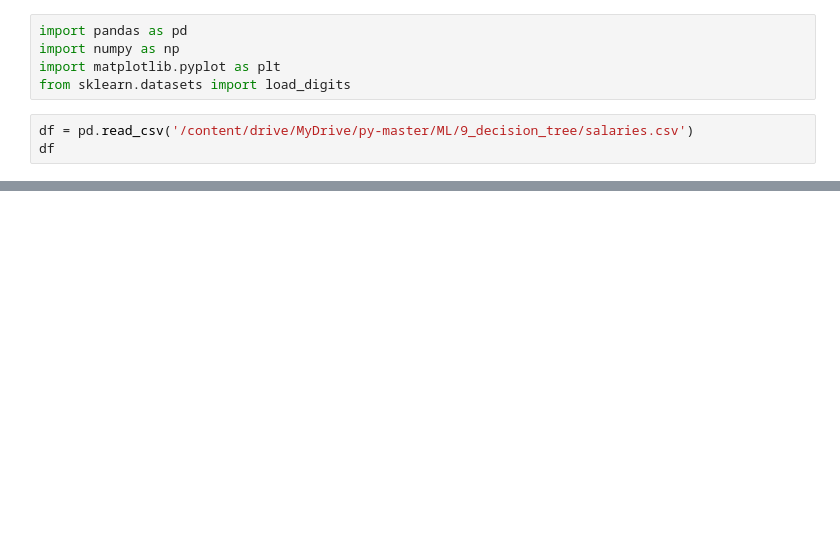
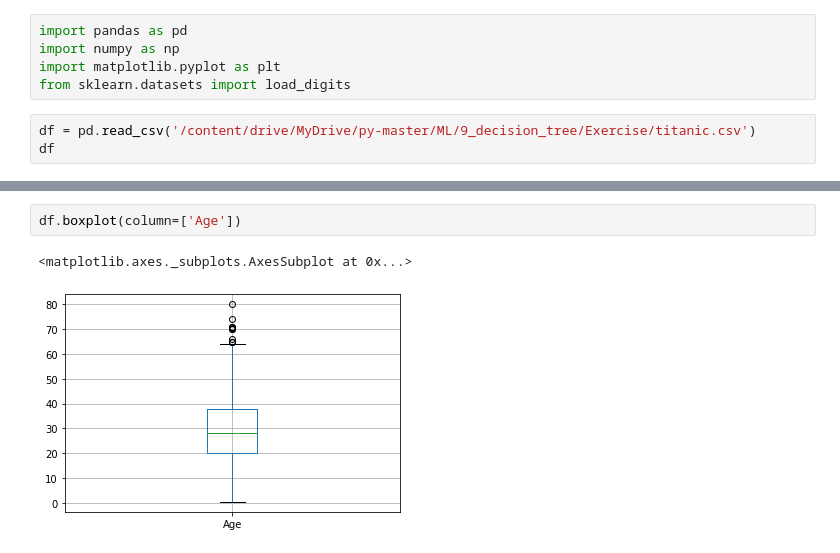
Before and after one commit to AftabUdaipurwala/MachineLearningBasics, a Jupyter notebook: DecisionTree_Exercise_Titanic.ipynb, the cells around one changed output, grey strips where cells are left out. Drawn from its saved outputs; the diff is of its cells as text; blank space fills up the shorter version.

```diff
--- a/DecisionTree_Exercise_Titanic.ipynb
+++ b/DecisionTree_Exercise_Titanic.ipynb
@@ -11,5 +15,5 @@ import numpy as np
 import matplotlib.pyplot as plt
 from sklearn.datasets import load_digits
 # %%
-df = pd.read_csv('/content/drive/MyDrive/py-master/ML/9_decision_tree/salaries.csv')
+df = pd.read_csv('/content/drive/MyDrive/py-master/ML/9_decision_tree/Exercise/titanic.csv')
 df
@@ -30,0 +79,5 @@ inputs['degree_n'] = ledeg.fit_transform(inputs['degree'])
+# %%
+df.boxplot(column=['Age'])
+# %% [output]
+<matplotlib.axes._subplots.AxesSubplot at 0x...>
+[figure, added]
```
Also changed, not shown: parts of 27 cells of this notebook.
